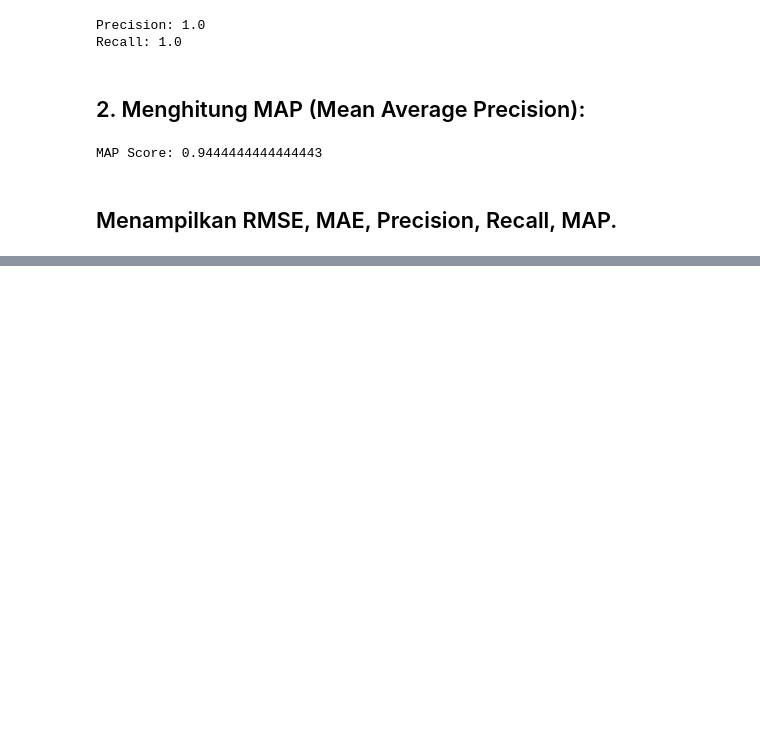
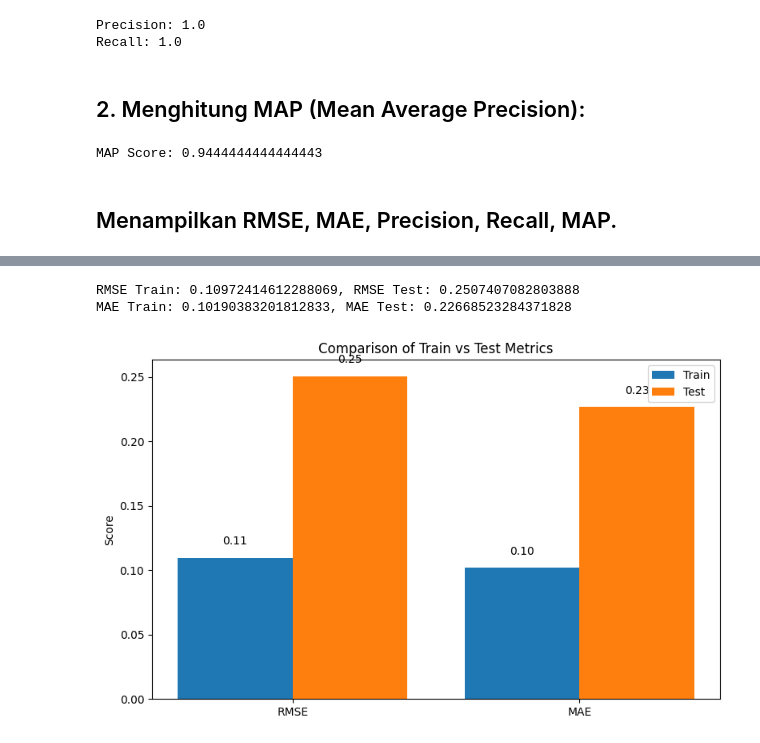
Before and after one commit to tuaniputramanurung12S21008/Rekomendasi-System2024, a Jupyter notebook: Reksis_Tempat Wisata Toba/Proposed Model Using Hybrid Model (Collaborative + Content - Based Filtering)/Hybrid_Model_(Collaborative_+_Content_Based_Filtering).ipynb, the cells around one changed output, grey strips where cells are left out. Drawn from its saved outputs; the diff is of its cells as text; code cells hidden in the pictures; blank space fills up the shorter version.

```diff
--- a/Reksis_Tempat Wisata Toba/Proposed Model Using Hybrid Model (Collaborative + Content - Based Filtering)/Hybrid_Model_(Collaborative_+_Content_Based_Filtering).ipynb
+++ b/Reksis_Tempat Wisata Toba/Proposed Model Using Hybrid Model (Collaborative + Content - Based Filtering)/Hybrid_Model_(Collaborative_+_Content_Based_Filtering).ipynb
@@ -437,0 +464,43 @@ plt.show()
+# %%
+import matplotlib.pyplot as plt
+
+# Evaluasi pada train set
+train_rmse, train_mae = evaluate_test_set(train_data, best_svd)
+
+# Evaluasi pada test set
+test_rmse, test_mae = evaluate_test_set(test_data, best_svd)
+
+# Tampilkan hasil evaluasi dalam bentuk teks
+print(f"RMSE Train: {train_rmse}, RMSE Test: {test_rmse}")
+print(f"MAE Train: {train_mae}, MAE Test: {test_mae}")
+
+# Plot grafik untuk membandingkan Train vs Test
+metrics = ["RMSE", "MAE"]
+train_scores = [train_rmse, train_mae]
+test_scores = [test_rmse, test_mae]
+
+x = range(len(metrics))
+
+plt.figure(figsize=(8, 5))
+plt.bar(x, train_scores, width=0.4, label='Train', align='center')
+plt.bar([p + 0.4 for p in x], test_scores, width=0.4, label='Test', align='center')
+
+# Tambahkan label, judul, dan legenda
+plt.xticks([p + 0.2 for p in x], metrics)
+plt.ylabel("Score")
+plt.title("Comparison of Train vs Test Metrics")
+plt.legend()
+
+# Menampilkan nilai di atas setiap bar
+for i, v in enumerate(train_scores):
+    plt.text(i, v + 0.01, f"{v:.2f}", ha='center', fontsize=10)
+for i, v in enumerate(test_scores):
+    plt.text(i + 0.4, v + 0.01, f"{v:.2f}", ha='center', fontsize=10)
+
+# Tampilkan grafik
+plt.tight_layout()
+plt.show()
+# %% [output]
+RMSE Train: 0.10972414612288069, RMSE Test: 0.2507407082803888
+MAE Train: 0.10190383201812833, MAE Test: 0.22668523284371828
+[figure, added]
```
Also changed, not shown: parts of 8 cells of this notebook.
